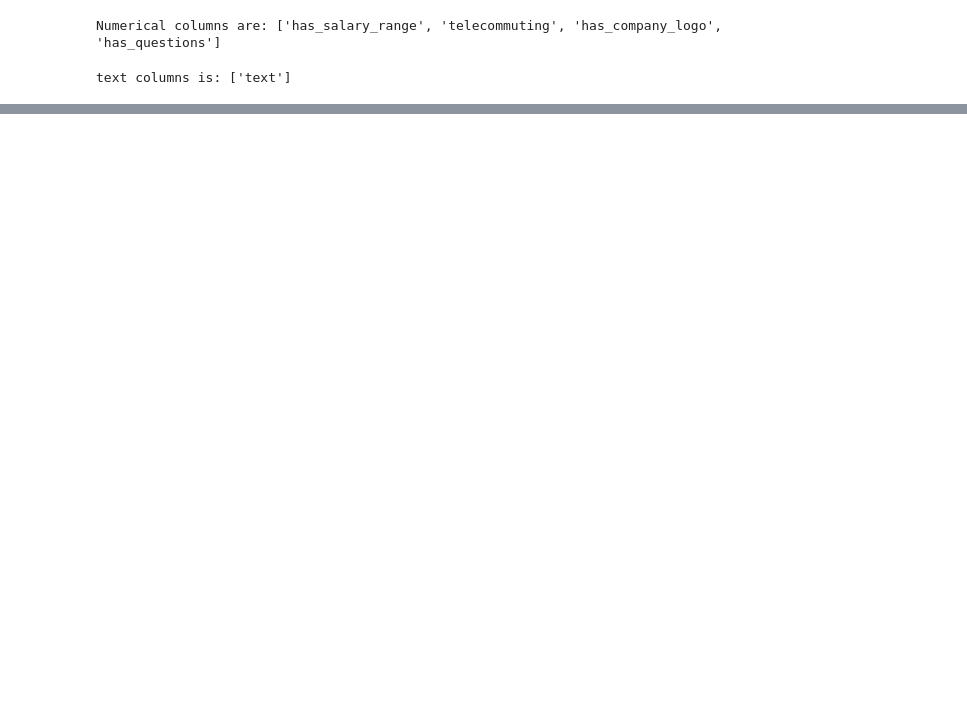
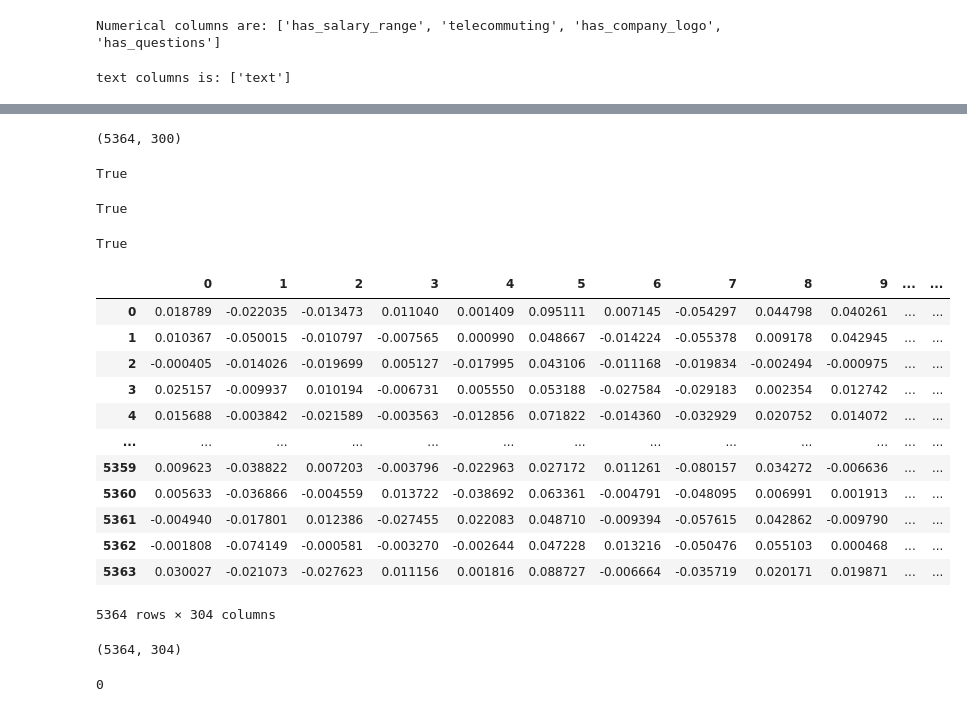
Before and after one commit to polly1110/Fake-Job-Detection, a Jupyter notebook: Neural_network_and_Modeling.ipynb, the cells around one changed output, grey strips where cells are left out. Saved outputs shown, nothing was run; the diff lists cells and outputs as text; code cells hidden in the pictures; blank space fills up the shorter version.

```diff
--- a/Neural_network_and_Modeling.ipynb
+++ b/Neural_network_and_Modeling.ipynb
@@ -306,0 +424,53 @@ TypeError: All estimators should implement fit and transform, or can be 'drop' o
+# %%
+X_test_word2vec_text = np.array([sentence2vec(x) for x in tqdm(X_test_stem['text'])])
+# %%
+# keep the original row and 300d
+X_test_word2vec_text.shape
+# %% [output]
+(5364, 300)
+# %%
+X_test_wv_text_df=pd.DataFrame(X_test_word2vec_text).reset_index(drop=True)
+# %%
+# check if transformed df shape is not changed
+X_test_wv_text_df.shape==X_test_word2vec_text.shape
+# %% [output]
+True
+# %%
+X_test_num_stem_df=X_test_stem[numerical].reset_index(drop=True)
+# %%
+# check if transformed df shape is not changed
+X_test_num_stem_df.shape==X_test_stem[numerical].shape
+# %% [output]
+True
+# %%
+# test set: numerical features and text features has same rows
+X_test_num_stem_df.shape[0]==X_test_wv_text_df.shape[0]
+# %% [output]
+True
+# %%
+# combine test set
+X_test_wv_df=pd.concat([X_test_wv_text_df,X_test_num_stem_df],axis=1)
+# %%
+X_test_wv_df
+# %% [output]
+|  | 0 | 1 | 2 | 3 | 4 | 5 | 6 | 7 | 8 | 9 | ... | ... |
+| 0 | 0.018789 | -0.022035 | -0.013473 | 0.011040 | 0.001409 | 0.095111 | 0.007145 | -0.054297 | 0.044798 | 0.040261 | ... | ... |
+| 1 | 0.010367 | -0.050015 | -0.010797 | -0.007565 | 0.000990 | 0.048667 | -0.014224 | -0.055378 | 0.009178 | 0.042945 | ... | ... |
+| 2 | -0.000405 | -0.014026 | -0.019699 | 0.005127 | -0.017995 | 0.043106 | -0.011168 | -0.019834 | -0.002494 | -0.000975 | ... | ... |
+| 3 | 0.025157 | -0.009937 | 0.010194 | -0.006731 | 0.005550 | 0.053188 | -0.027584 | -0.029183 | 0.002354 | 0.012742 | ... | ... |
+| 4 | 0.015688 | -0.003842 | -0.021589 | -0.003563 | -0.012856 | 0.071822 | -0.014360 | -0.032929 | 0.020752 | 0.014072 | ... | ... |
+| ... | ... | ... | ... | ... | ... | ... | ... | ... | ... | ... | ... | ... |
+| 5359 | 0.009623 | -0.038822 | 0.007203 | -0.003796 | -0.022963 | 0.027172 | 0.011261 | -0.080157 | 0.034272 | -0.006636 | ... | ... |
+| 5360 | 0.005633 | -0.036866 | -0.004559 | 0.013722 | -0.038692 | 0.063361 | -0.004791 | -0.048095 | 0.006991 | 0.001913 | ... | ... |
+| 5361 | -0.004940 | -0.017801 | 0.012386 | -0.027455 | 0.022083 | 0.048710 | -0.009394 | -0.057615 | 0.042862 | -0.009790 | ... | ... |
+| 5362 | -0.001808 | -0.074149 | -0.000581 | -0.003270 | -0.002644 | 0.047228 | 0.013216 | -0.050476 | 0.055103 | 0.000468 | ... | ... |
+| 5363 | 0.030027 | -0.021073 | -0.027623 | 0.011156 | 0.001816 | 0.088727 | -0.006664 | -0.035719 | 0.020171 | 0.019871 | ... | ... |
+5364 rows × 304 columns
+# %%
+X_test_wv_df.shape
+# %% [output]
+(5364, 304)
+# %%
+X_test_wv_df.isna().sum().sum()
+# %% [output]
+0
```
Also changed, not shown: parts of 46 cells of this notebook.
